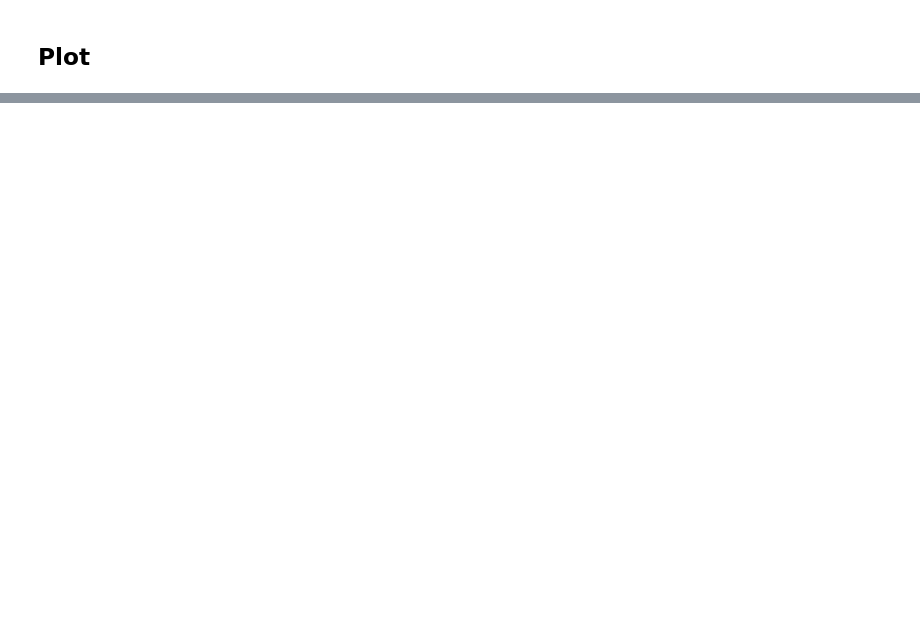
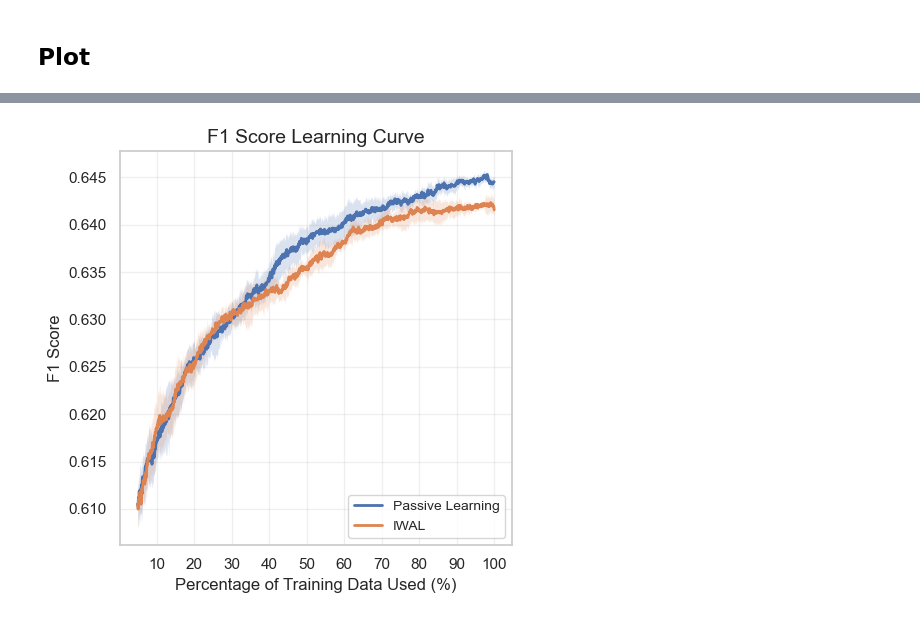
Before and after one commit to ShijieTang/Automation_GDSC, a Jupyter notebook: main_classification.ipynb, the cells around one changed output, grey strips where cells are left out. Saved outputs shown, nothing was run; the diff lists cells and outputs as text; code cells hidden in the pictures; blank space fills up the shorter version.

```diff
--- a/main_classification.ipynb
+++ b/main_classification.ipynb
@@ -858,0 +1040,83 @@ plot_learning_curves(result_dict, save_path=None)
+# %%
+def plot_f1_learning_curve(result_dict, save_path=None, dpi=300, title="F1 Score Learning Curve"):
+    """
+    Plot F1 score learning curves across multiple experiments with std deviation bands.
+    X-axis shows percentage of training data (10%, 20%, ..., 100%) with ticks every 10%.
+
+    Args:
+        result_dict: Dictionary containing experimental results in format:
+            {
+                "experiment1": {
+                    "f1": [n_runs arrays of length n_samples],  # e.g., 1267 points (5% to 100%)
+                },
+                ...
+            }
+        save_path: Path to save the figure (if None, figure won't be saved)
+        dpi: Resolution of the output figure
+        title: Title of the plot
+    """
+    plt.figure(figsize=(5, 5))
+
+    # Generate percentage labels (assuming data ranges from 5% to 100%)
+    n_points = len(next(iter(result_dict.values()))["f1"][0])
+    percentages = np.linspace(5, 100, n_points)  # 5%, 6%, ..., 100%
+
+    # Set x-ticks every 10%
+    xticks = np.arange(10, 101, 10)  # [10, 20, ..., 100]
+
+    for exp_name, results in result_dict.items():
+        f1_data = np.array(results["f1"])
+        mean_f1 = np.mean(f1_data, axis=0)
+        std_f1 = np.std(f1_data, axis=0)
+
+        # Plot mean F1 curve
+        line = plt.plot(percentages, mean_f1, label=exp_name, linewidth=2)[0]
+
+        # Add std deviation band
+        plt.fill_between(
+            percentages,
+            mean_f1 - std_f1,
+            mean_f1 + std_f1,
+            color=line.get_color(),
+            alpha=0.2,
+            linewidth=0  # Remove edge lines for smoother fill
+        )
+
+    plt.xlabel('Percentage of Training Data Used (%)', fontsize=12)
+    plt.ylabel('F1 Score', fontsize=12)
+    plt.title(title, fontsize=14)
+    plt.xticks(xticks)  # Force ticks every 10%
+    plt.legend(fontsize=10, loc='lower right')
+    plt.grid(True, alpha=0.3)
+
+    plt.tight_layout()
+
+    if save_path:
+        plt.savefig(save_path, dpi=dpi, bbox_inches='tight')
+
+    plt.show()
+
+import seaborn as sns
+sns.set_theme(style="whitegrid", palette="deep")
+with open('./results/classification_IWAL3.pkl', 'rb') as f:
+    results_IWAL = pickle.load(f)
+    accuracy_IWAL = [run[:1267] for run in results_IWAL['accuracy']]
+    f1_IWAL = [run[:1267] for run in results_IWAL['f1']]
+    queried_IWAL = results_IWAL['queried']
+    seen_IWAL = results_IWAL['seen']
+
+result_dict = {
+    "Passive Learning": {
+        "accuracy": accuracy_passive,
+        "f1": f1_passive
+    },
+    "IWAL": {
+        "accuracy": accuracy_IWAL,
+        "f1": f1_IWAL
+    },
+    # Add more groups as needed
+}
+
+plot_f1_learning_curve(result_dict, save_path="classification_f1_IWAL.png", title="F1 Score Learning Curve")
+# %% [output]
+[figure, added]
```
Also changed, not shown: parts of 29 cells of this notebook.
